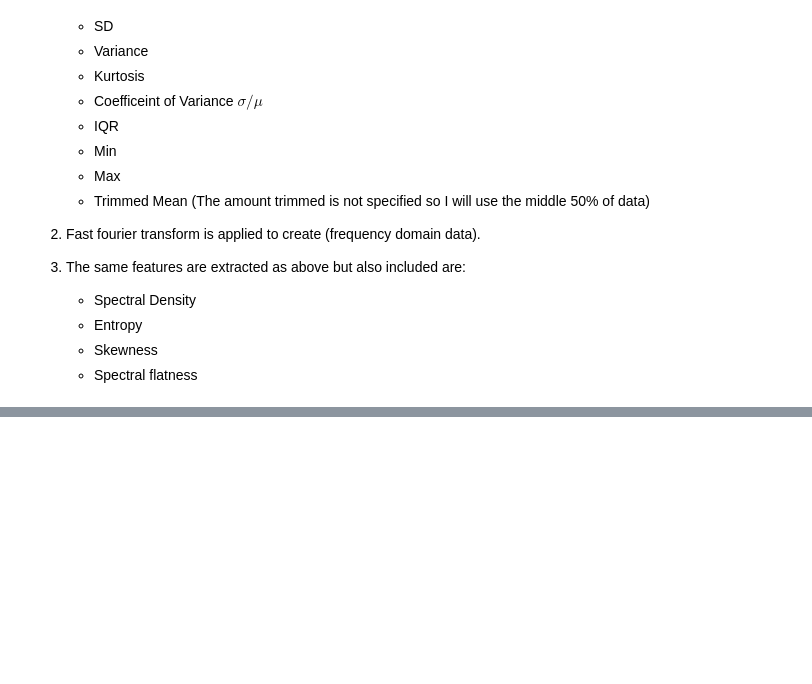
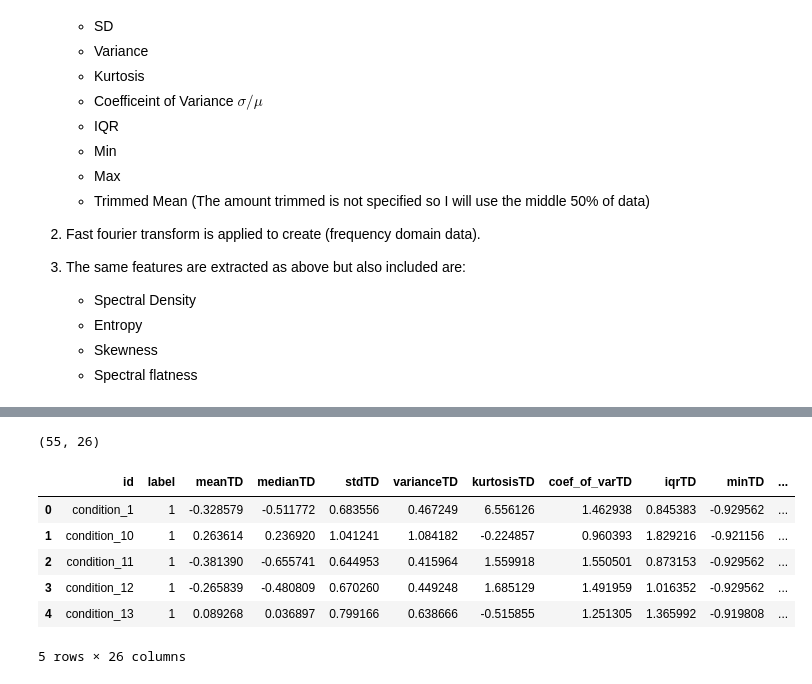
Before and after one commit to zoonalink/IGP-5, a Jupyter notebook: Tom/Rodriguz-Ruiz et al. recreation.ipynb, the cells around one changed output, grey strips where cells are left out. Cells and saved outputs as stored; diff of their text form; code cells hidden in the pictures; blank space fills up the shorter version.

```diff
--- a/Tom/Rodriguz-Ruiz et al. recreation.ipynb
+++ b/Tom/Rodriguz-Ruiz et al. recreation.ipynb
@@ -330,0 +372,18 @@ print()
+# %%
+def create_FD(dataframe):
+    FD_df = dataframe.copy()
+
+    # Perform FFT on 'standardised_activity' column
+    FD_df['fft_standardised_activity_complex'] = np.fft.fft(FD_df['standardised_activity'])
+
+    # Return only the real values
+    FD_df['fft_standardised_activity'] = np.real(FD_df['fft_standardised_activity_complex'])
+
+    # drop 'standardised_activity' column
+    FD_df.drop('standardised_activity', axis=1, inplace=True)
+    FD_df.drop('fft_standardised_activity_complex', axis=1, inplace=True)
+    return (FD_df)
+
+fulldayFD_df = create_FD(fullday_df)
+dayFD_df = create_FD(day_df)
+nightFD_df = create_FD(night_df)
@@ -331,3 +446,22 @@ print()
+# %%
+# create a table of all feature for both time-domain and frequency-domaion data
+
+day_fullfeatures = pd.merge(dayTD_features, dayFD_features, on=['id', 'label'], how='inner').reset_index()
+night_fullfeatures = pd.merge(nightTD_features, nightFD_features, on=['id', 'label'], how='inner').reset_index()
+fullday_fullfeatures = pd.merge(fulldayTD_features, fulldayFD_features, on=['id', 'label'], how='inner').reset_index()
+
+
+print(fullday_fullfeatures.shape)
+fullday_fullfeatures.head()
+# %% [output]
+(55, 26)
+|  | id | label | meanTD | medianTD | stdTD | varianceTD | kurtosisTD | coef_of_varTD | iqrTD | minTD | ... |
+| 0 | condition_1 | 1 | -0.328579 | -0.511772 | 0.683556 | 0.467249 | 6.556126 | 1.462938 | 0.845383 | -0.929562 | ... |
+| 1 | condition_10 | 1 | 0.263614 | 0.236920 | 1.041241 | 1.084182 | -0.224857 | 0.960393 | 1.829216 | -0.921156 | ... |
+| 2 | condition_11 | 1 | -0.381390 | -0.655741 | 0.644953 | 0.415964 | 1.559918 | 1.550501 | 0.873153 | -0.929562 | ... |
+| 3 | condition_12 | 1 | -0.265839 | -0.480809 | 0.670260 | 0.449248 | 1.685129 | 1.491959 | 1.016352 | -0.929562 | ... |
+| 4 | condition_13 | 1 | 0.089268 | 0.036897 | 0.799166 | 0.638666 | -0.515855 | 1.251305 | 1.365992 | -0.919808 | ... |
+5 rows × 26 columns
 # %% [markdown]
 ### An outline of the modelling and evaluation tasks
 
```
Also changed, not shown: parts of 16 cells of this notebook.
